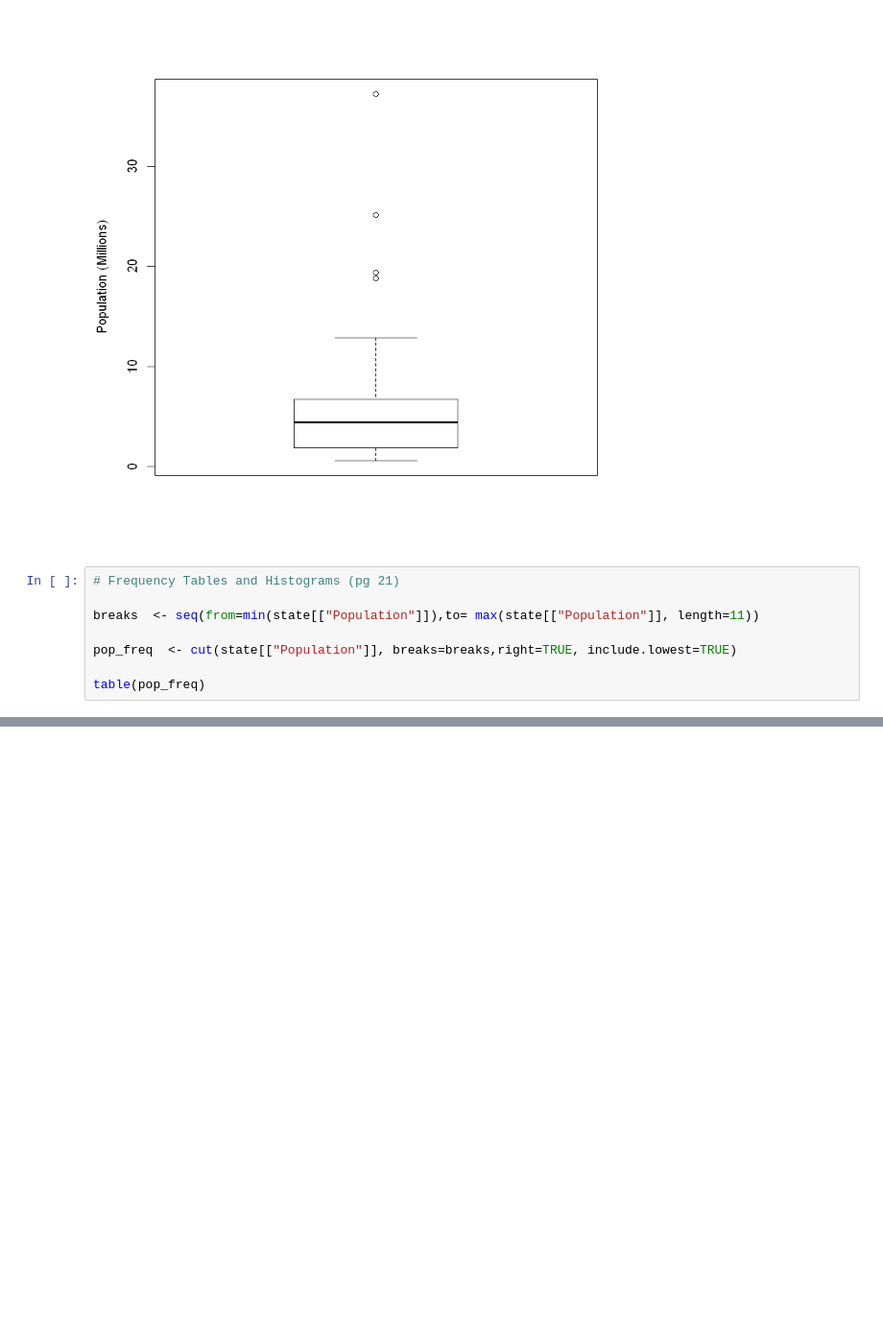
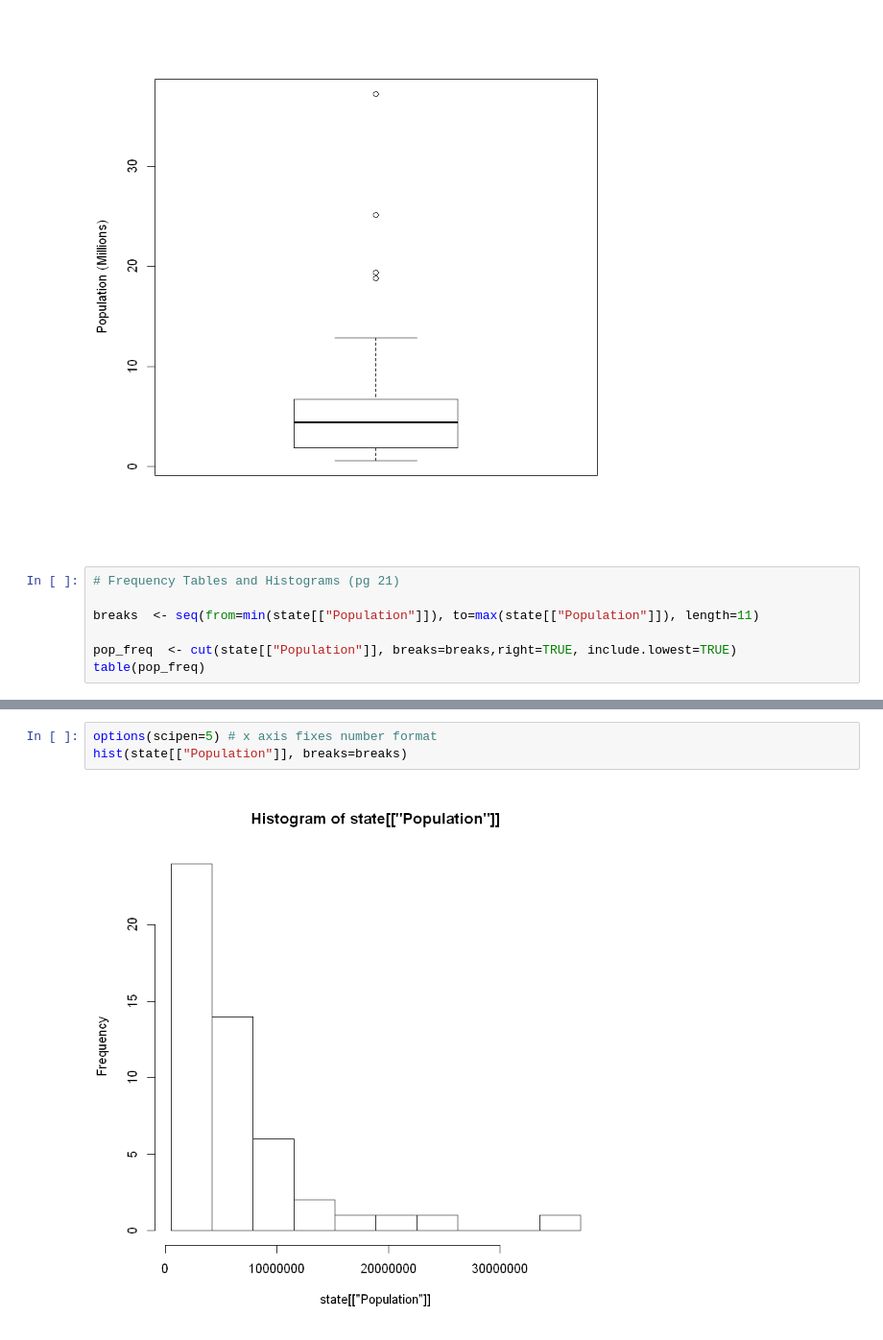
Before and after one commit to SaiVarad1/test, a Jupyter notebook: rStuff/PSDS/EDA/Chapter1EDA.ipynb, the cells around one changed output, grey strips where cells are left out. Shown at 96% size. Cells and saved outputs as stored; diff of their text form; blank space fills up the shorter version.

```diff
--- a/rStuff/PSDS/EDA/Chapter1EDA.ipynb
+++ b/rStuff/PSDS/EDA/Chapter1EDA.ipynb
@@ -89,8 +95,7 @@ boxplot(state[["Population"]]/1000000, ylab="Population (Millions)")
 # %%
 # Frequency Tables and Histograms (pg 21)
 
-breaks  <- seq(from=min(state[["Population"]]),to= max(state[["Population"]], length=11))
+breaks  <- seq(from=min(state[["Population"]]), to=max(state[["Population"]]), length=11)
 
 pop_freq  <- cut(state[["Population"]], breaks=breaks,right=TRUE, include.lowest=TRUE)
-
 table(pop_freq)
@@ -96,0 +110,5 @@ table(pop_freq)
+# %%
+options(scipen=5) # x axis fixes number format
+hist(state[["Population"]], breaks=breaks)
+# %% [output]
+[figure, added]
```
Also changed, not shown: parts of 6 cells of this notebook, 1 other file.
